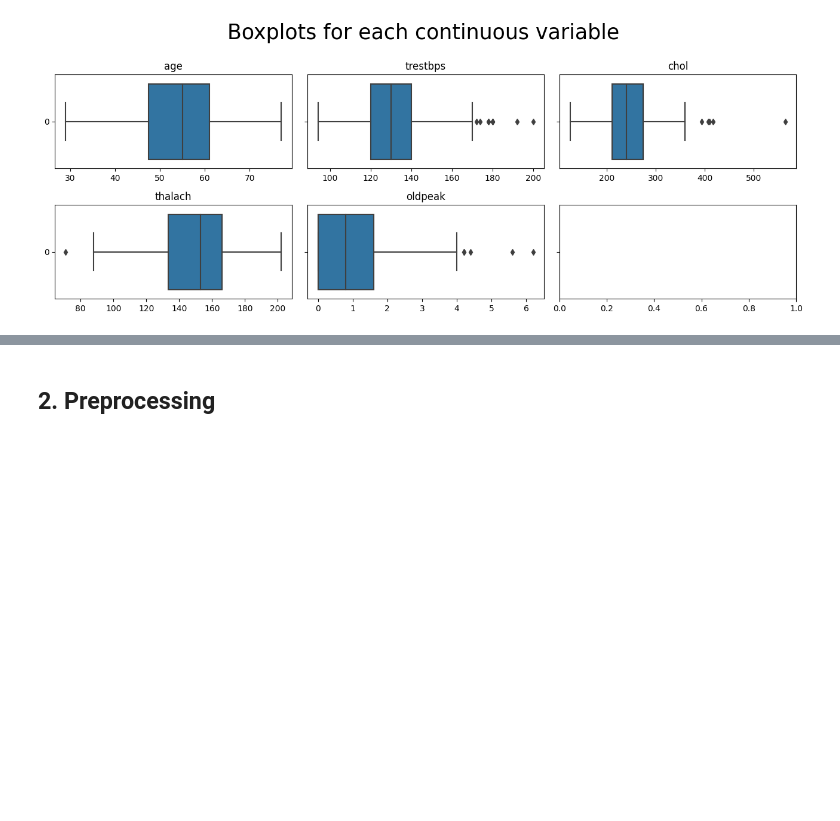
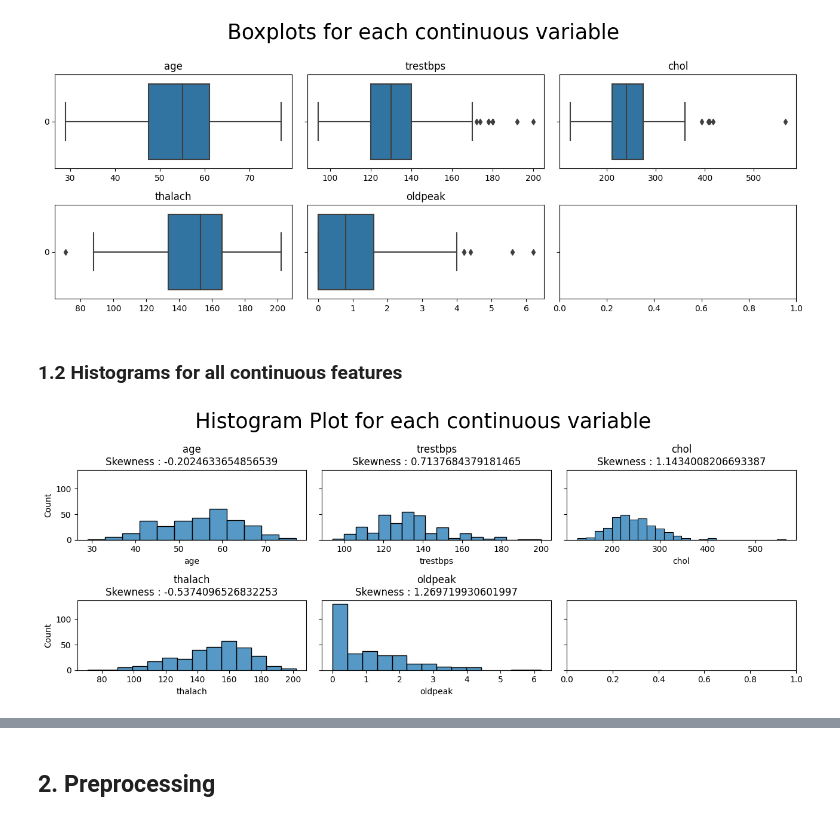
Before and after one commit to HanyaAdel/Heart-Disease-Detection, a Jupyter notebook: Preprocessing.ipynb, the cells around one changed output, grey strips where cells are left out. Cells and saved outputs as stored; diff of their text form; code cells hidden in the pictures; blank space fills up the shorter version.

```diff
--- a/Preprocessing.ipynb
+++ b/Preprocessing.ipynb
@@ -41,3 +41,22 @@ boxplots_custom(dataset=df, columns_list=numerical_columns, rows=2, cols=3)
 plt.tight_layout()
 # %% [output]
 [figure]
+# %% [markdown]
+### 1.2 Histograms for all continuous features
+# %%
+def colDistri(dataset,columns_list):
+
+    fig, axs = plt.subplots(2, 3, sharey=True, figsize=(13,5))
+    fig.suptitle('Histogram Plot for each continuous variable', fontsize=25)
+    axs = axs.flatten()
+
+
+    for i, data in enumerate(columns_list):
+        sns.histplot(data=dataset, x=data, ax=axs[i])
+        skewness = dataset[data].skew(axis = 0, skipna = True)
+        axs[i].set_title(data+ '\nSkewness : '+ str(skewness))
+
+colDistri(dataset=df, columns_list=numerical_columns)
+plt.tight_layout()
+# %% [output]
+[figure, added]
```
Also changed, not shown: parts of 29 cells of this notebook.
